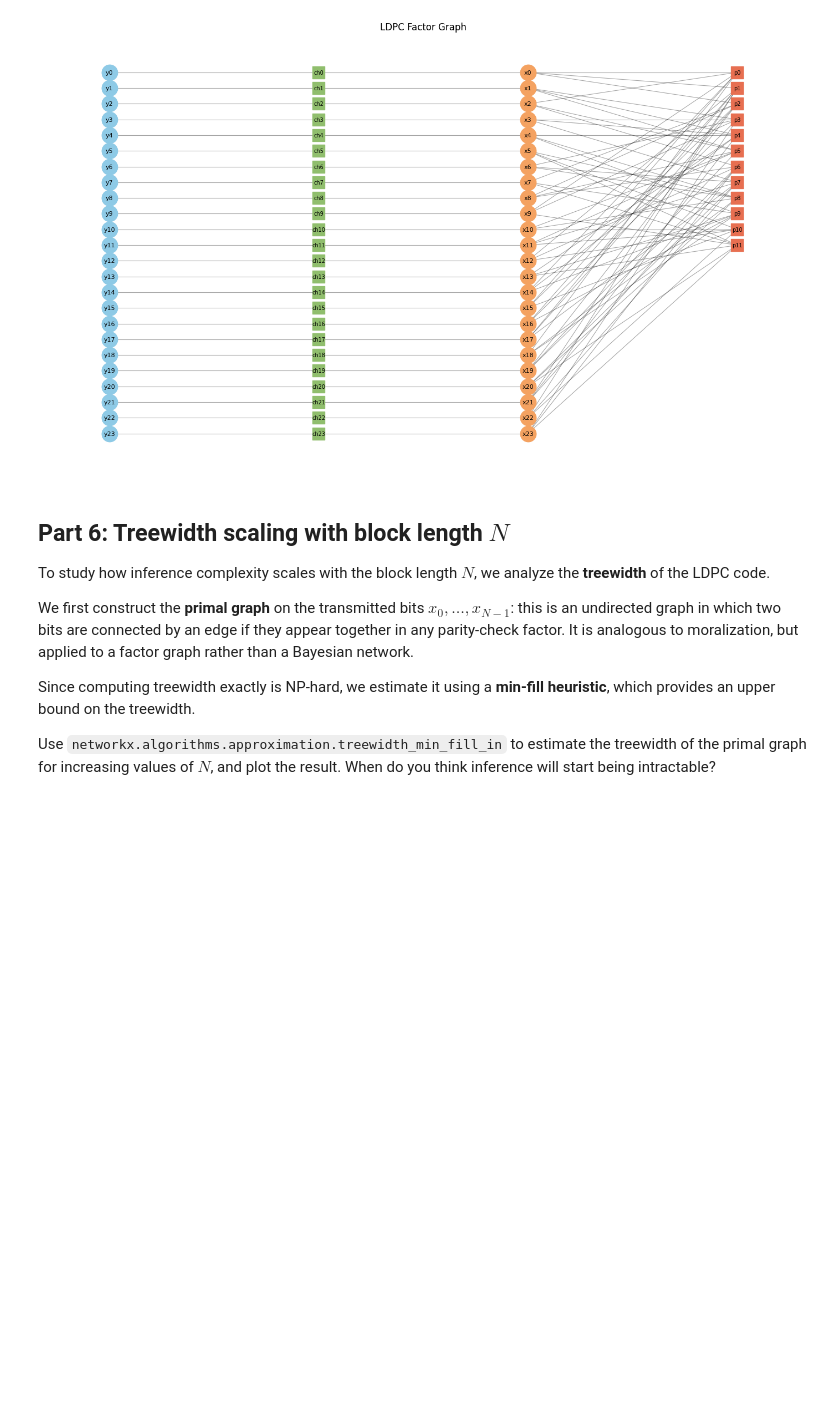
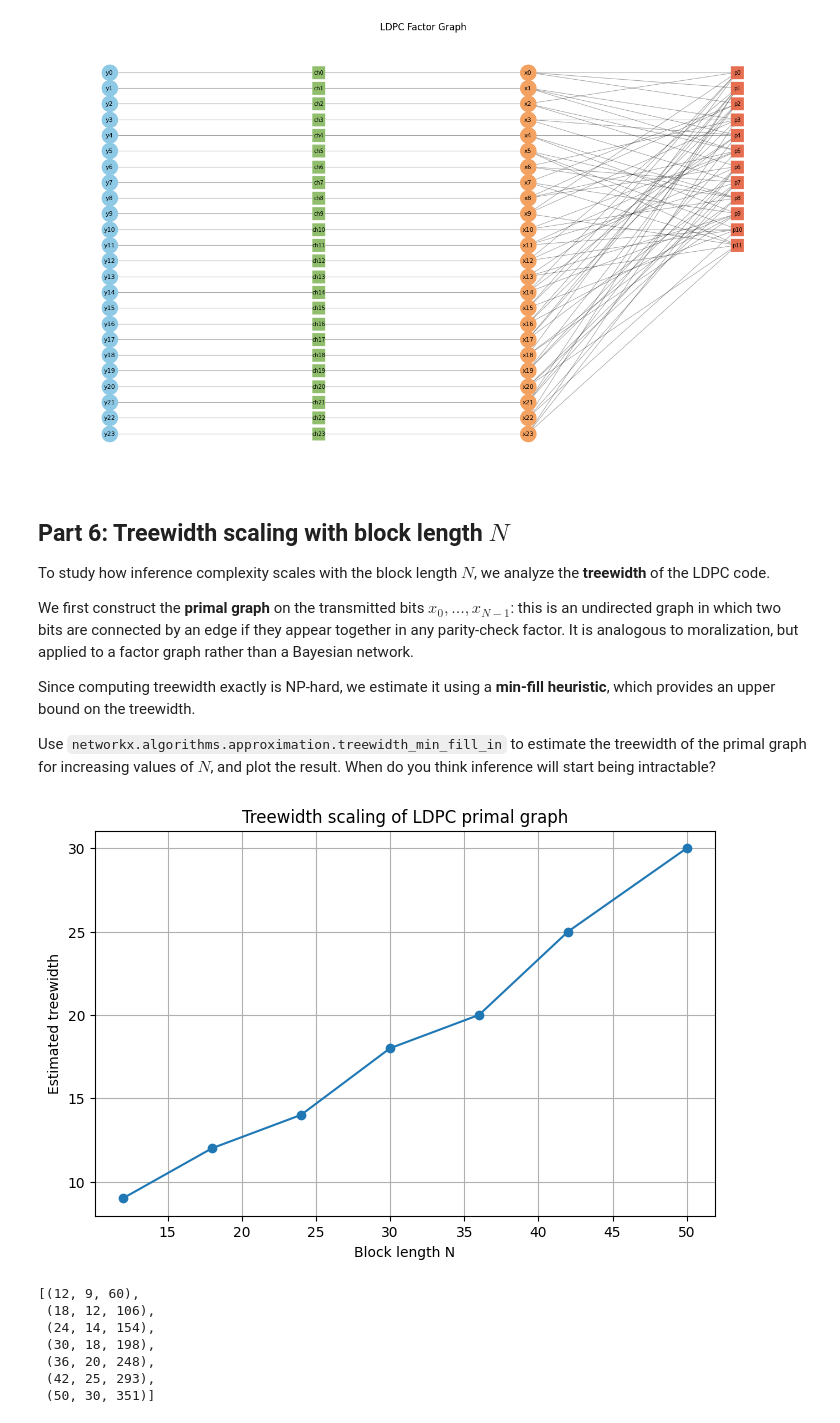
Before and after one commit to Elroux-06/PGM, a Jupyter notebook: Copia_de_P4_LDPC_representation_(STUDENT_VERSION).ipynb, the cells around one changed output. Cells and saved outputs as stored; diff of their text form; code cells hidden in the pictures; blank space fills up the shorter version.

```diff
--- a/Copia_de_P4_LDPC_representation_(STUDENT_VERSION).ipynb
+++ b/Copia_de_P4_LDPC_representation_(STUDENT_VERSION).ipynb
@@ -588,32 +588,85 @@ from networkx.algorithms.approximation import treewidth_min_fill_in
 
 def ldpc_primal_graph_on_x(G):
     """Build the primal graph on x-variables only.
 
     Nodes: x0..x{N-1}
     Edge between xi and xj if some parity-check factor contains both.
     """
     # TODO:
     # - create an undirected NetworkX graph
     # - add one node per x-variable
     # - for each parity-check factor, connect all x-variables that appear together
-    raise NotImplementedError
+
+
+    P = nx.Graph()
+
+    # We add one node per x-variable, will be type string and will start with x and we add the x_vars to the node
+    N = len([n for n in G.nodes() if isinstance(n, str) and n.startswith("x")])
+    x_vars = [f"x{n}" for n in range(N)]
+    P.add_nodes_from(x_vars)
+
+    # We then get all factors
+    factors = list(G.get_factors())
+    #and we filter them to obtain only the parity check facgtors, we know that these facctors will only have x variables
+    parity_factors = [f for f in factors if all(v.startswith("x") for v in f.variables)]
+
+    # For each parity-check factor, we connect all x-variables that appear together
+    for factor in parity_factors:
+        x_scope = [v for v in factor.variables if v.startswith("x")]
+        # Connect all pairs of x-variables in this factor
+        for v1, v2 in itertools.combinations(x_scope, 2):
+            P.add_edge(v1, v2)
+
+    return P
+
 
 
 def treewidth_scaling_experiment(N_list, j, k, f=0.08, seed0=0):
     """Estimate treewidth scaling for increasing block lengths N.
 
     Returns a list of tuples (N, estimated_treewidth, num_edges).
     """
     # TODO:
     # - for each N:
     #   - generate a regular LDPC parity-check matrix H
     #   - build the LDPC factor graph
     #   - construct the primal graph on x-variables
     #   - estimate treewidth using networkx.treewidth_min_fill_in
     # - return the collected results
-    raise NotImplementedError
+
+    results = []
+    #we do exactly as what the statement asks, for each N we create H , we build the LDPC factor graph G and the primal graph P and we use the function to estimate the treewidth
+    for i, N in enumerate(N_list):
+        H = generate_regular_ldpc_H(N=N, j=j, k=k, seed=seed0 + i)
+        G = build_ldpc_factor_graph(H, f=f)
+        P = ldpc_primal_graph_on_x(G)
+
+        tw_est, _ = treewidth_min_fill_in(P)
+        results.append((N, int(tw_est), P.number_of_edges()))
+
+    #now we plot the results
+    N_list = [r[0] for r in results]
+    tw_list = [r[1] for r in results]
+
+    plt.figure(figsize=(8,5))
+    plt.plot(N_list, tw_list, marker='o')
+    plt.xlabel("Block length N")
+    plt.ylabel("Estimated treewidth")
+    plt.title("Treewidth scaling of LDPC primal graph")
+    plt.grid(True)
+    plt.show()
+    return results
 
 N_list = [12, 18, 24, 30, 36, 42, 50]
 j, k = 3, 6
 tw_results = treewidth_scaling_experiment(N_list, j=j, k=k, f=0.08, seed0=0)
 tw_results
+# %% [output]
+[figure, added]
+[(12, 9, 60),
+ (18, 12, 106),
+ (24, 14, 154),
+ (30, 18, 198),
+ (36, 20, 248),
+ (42, 25, 293),
+ (50, 30, 351)]
```
